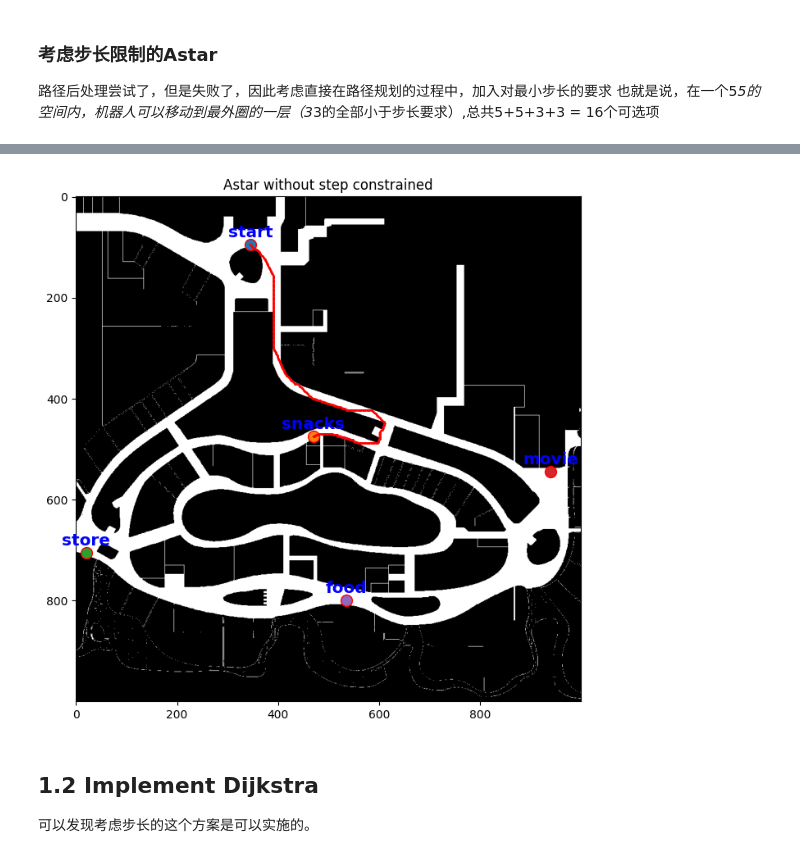
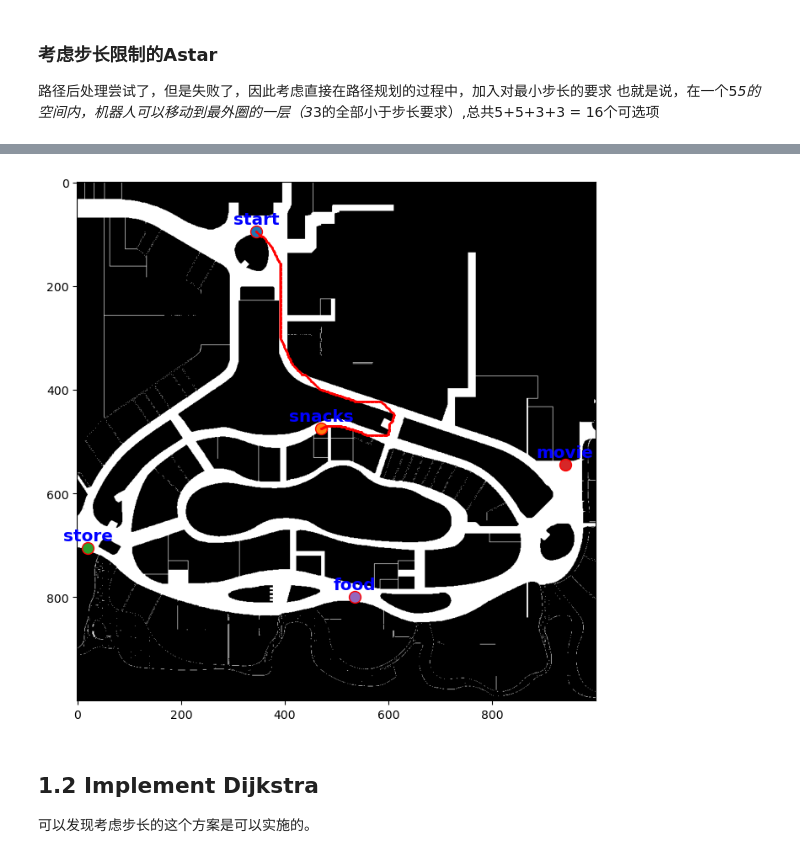
Before and after one commit to huangyqs123/ME5413_HW3, a Jupyter notebook: HW3_Task1&2/homework3.ipynb, the cells around one changed output, grey strips where cells are left out. Drawn from its saved outputs; the diff is of its cells as text; code cells hidden in the pictures.

```diff
--- a/HW3_Task1&2/homework3.ipynb
+++ b/HW3_Task1&2/homework3.ipynb
@@ -163,49 +206,6 @@ Path length is 693, Distance is: 149.79799999999997
 路径后处理尝试了，但是失败了，因此考虑直接在路径规划的过程中，加入对最小步长的要求
 也就是说，在一个5*5的空间内，机器人可以移动到最外圈的一层（3*3的全部小于步长要求）,总共5+5+3+3 = 16个可选项
 # %%
-def bresenham_line(x1, y1, x2, y2):
-    """
-    Bresenham's line algorithm
-    """
-    points = []
-    dx = abs(x2 - x1)
-    dy = abs(y2 - y1)
-    x, y = x1, y1
-    sx = -1 if x1 > x2 else 1
-    sy = -1 if y1 > y2 else 1
-    if dx > dy:
-        err = dx / 2.0
-        while x != x2:
-            points.append((x, y))
-            err -= dy
-            if err < 0:
-                y += sy
-                err += dx
-            x += sx
-    else:
-        err = dy / 2.0
-        while y != y2:
-            points.append((x, y))
-            err -= dx
-            if err < 0:
-                x += sx
-                err += dy
-            y += sy
-    points.append((x, y))
-    return points
-
-def is_line_through_obstacle(point1, point2, gridmap):
-    """
-    Check if a line goes through an obstacle
-    """
-    x1, y1 = point1
-    x2, y2 = point2
-    points = bresenham_line(x1, y1, x2, y2)
-    for x, y in points:
-        if gridmap[x, y] == 0:  # if the grid is an obstacle
-            return True
-    return False
-
 def get_cost_extend(dx, dy):
     if dx == 0 or dy == 0:
         return 0.4   # 连续两个非对角移动
@@ -214,15 +214,18 @@ def get_cost_extend(dx, dy):
     else:
         return 0.564 # 连续两个对角移动
 
-def calculate_distance_extend(path_array):
-    t_distance = 0
-    for i in range(1, len(path_array)):
-        dx = path_array[i][0] - path_array[i - 1][0]
-        dy = path_array[i][1] - path_array[i - 1][1]
-        t_distance += get_cost_extend(dx, dy)
-    return t_distance
+def reconstruct_path_extend(came_from, current):
+    total_path = [current]
+    distance = 0
+    while current in came_from:
+        current = came_from[current]
+        distance += get_cost_extend(total_path[-1][0] - current[0], total_path[-1][1] - current[1])
+        total_path.append(current)
+    return total_path, distance
 
-def a_star_extend(start, goal, map_data):
+def a_star_extend(start_id, goal_id, map_data):
+    start = tuple(locations[start_id])
+    goal = tuple(locations[goal_id])
     dirs = [(0, 2), (0, -2), (2, 2),(2, 1), (2, 0), (2, -1), (2,-2),(1,2),(1,-2),(0,2),(0,-2),(-1,2),(-1,-2),(-2,2),(-2,1),(-2,0),(-2,-1),(-2,-2)]
     open_set = {start}
     came_from = {}
@@ -232,7 +235,7 @@ def a_star_extend(start, goal, map_data):
     while open_set:
         current = min(open_set, key=lambda x: f_score[x])
         if current == goal:
-            return reconstruct_path(came_from, goal)
+            return reconstruct_path_extend(came_from, goal)
 
         open_set.remove(current)
 
@@ -255,21 +258,10 @@ def a_star_extend(start, goal, map_data):
                     open_set.add(neighbor)
 
 start_time = time.time()
-path = a_star_extend(start_position, end_position, grid_map)
+path, total_distance = a_star_extend('start', 'snacks', grid_map)
 
 print("Run Time:", time.time() - start_time, "seconds")
+print("Path steps is " + str(len(path)) + ", Distance is: " + str(total_distance))
 
-
-print("Path length is " + str(len(path)) + ", Distance is: " + str(calculate_distance_extend(path)))
-
-
-# Visualize the planned path and cells visited
-plt.figure(figsize=(8, 8))
-plt.imshow(grid_map_img, cmap='gray')
-plot_locations(locations, color='blue')
-if path:
-    path_x, path_y = zip(*path)
-    plt.plot(path_x, path_y, marker='o', color='red', markersize=1, linestyle='-')
-plt.title('Astar without step constrained')
-plt.show()
+visualize_path(path, grid_map_img, locations)
 # %% [output]
@@ -278,4 +270,4 @@ Path length is 317, Distance is: 142.06200000000007
-[figure, old version]
+[figure, new version]
 # %% [markdown]
 ## 1.2 Implement Dijkstra
 可以发现考虑步长的这个方案是可以实施的。
```
Also changed, not shown: parts of 9 cells of this notebook, 2 other files.
